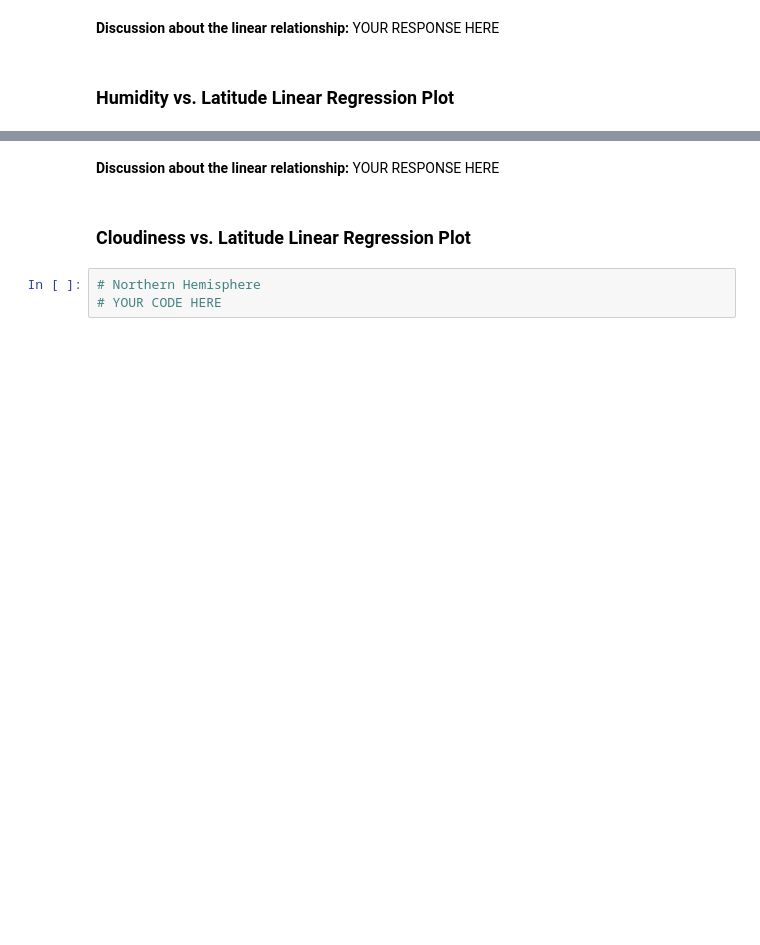
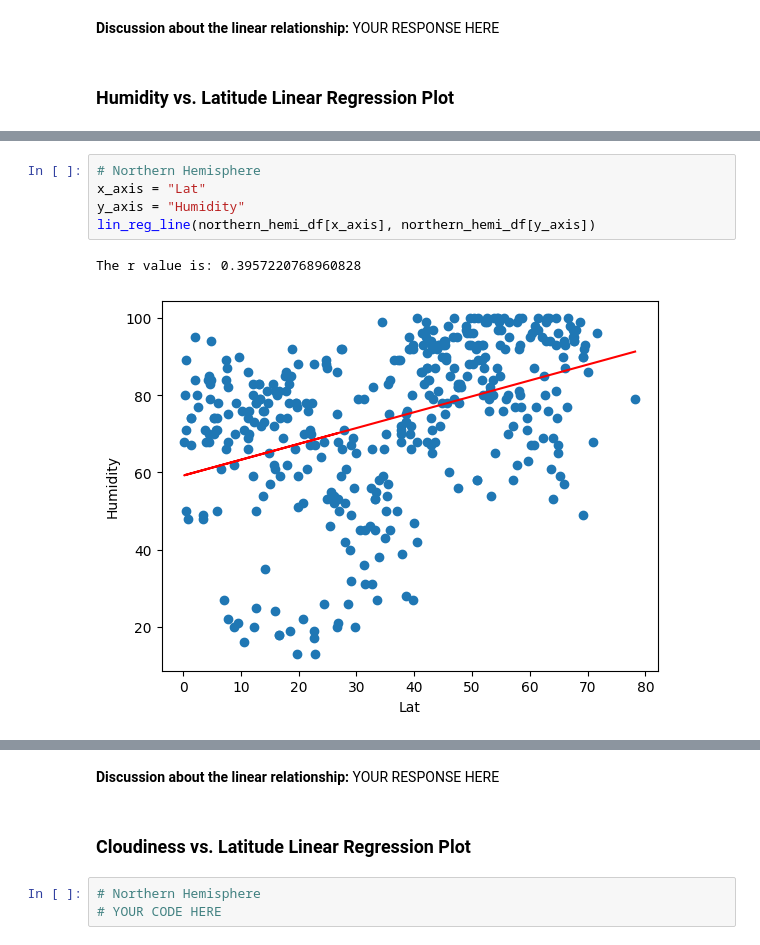
Before and after one commit to MissDysart/python-api-challenge, a Jupyter notebook: WeatherPy.ipynb, the cells around one changed output, grey strips where cells are left out. Cells and saved outputs as stored; diff of their text form; blank space fills up the shorter version.

```diff
--- a/WeatherPy.ipynb
+++ b/WeatherPy.ipynb
@@ -357,0 +352,8 @@ The r-value is: 0.0002808747046324607
+# %%
+# Northern Hemisphere
+x_axis = "Lat"
+y_axis = "Humidity"
+lin_reg_line(northern_hemi_df[x_axis], northern_hemi_df[y_axis])
+# %% [output]
+The r value is: 0.3957220768960828
+[figure, added]
```
Also changed, not shown: parts of 7 cells of this notebook.
